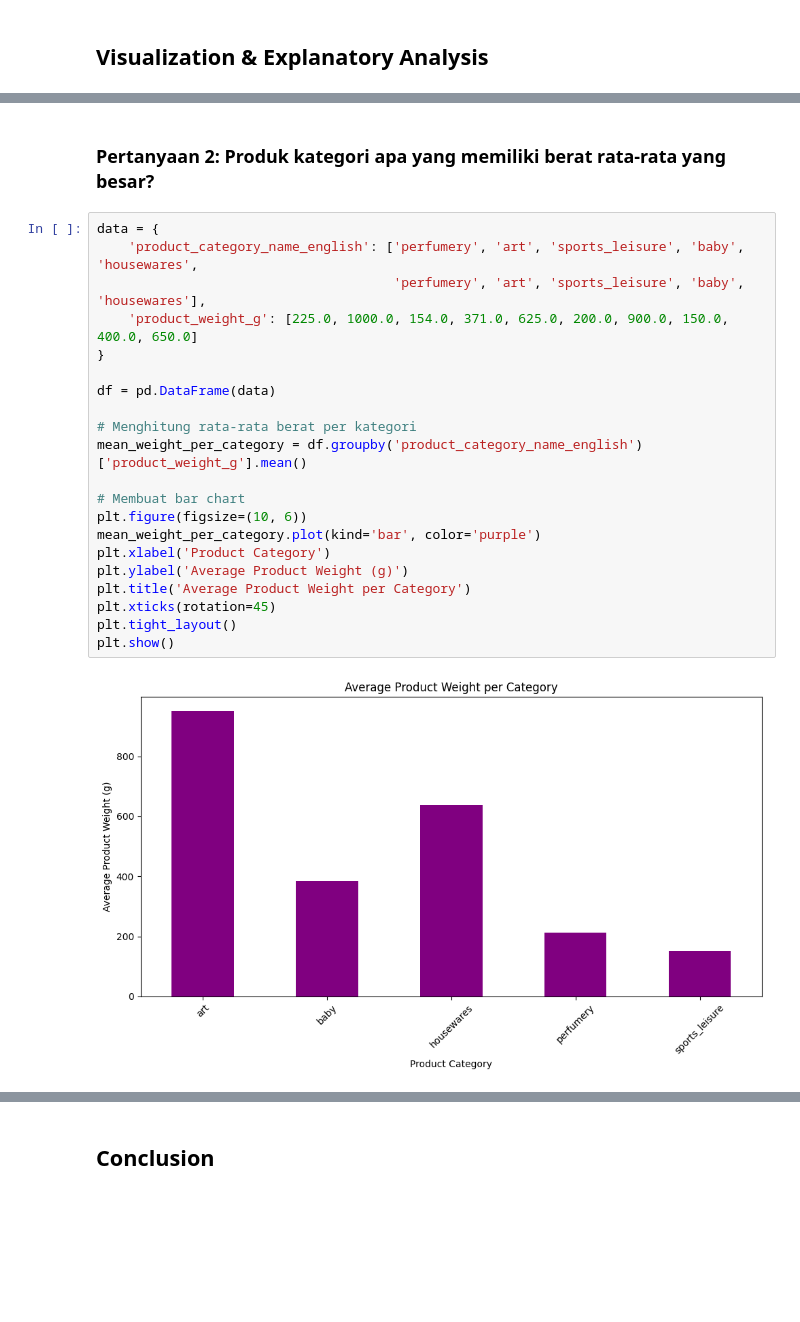
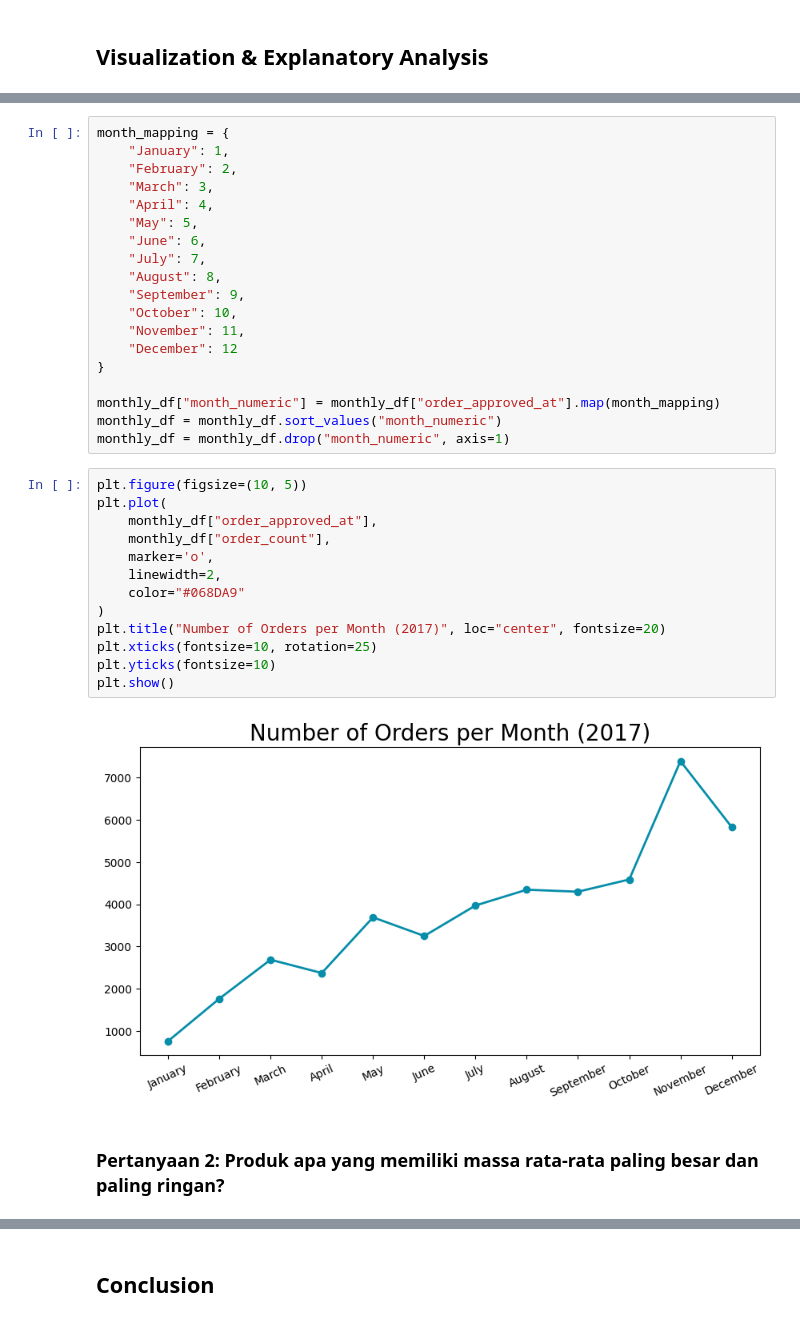
Before and after one commit to Adri720S/Tugas-Analisis-Data, a Jupyter notebook: Proyek_Analisis_Data.ipynb, the cells around one changed output, grey strips where cells are left out. Saved outputs shown, nothing was run; the diff lists cells and outputs as text; blank space fills up the shorter version.

```diff
--- a/Proyek_Analisis_Data.ipynb
+++ b/Proyek_Analisis_Data.ipynb
@@ -395,25 +281,36 @@ plt.show()
+# %%
+month_mapping = {
+    "January": 1,
+    "February": 2,
+    "March": 3,
+    "April": 4,
+    "May": 5,
+    "June": 6,
+    "July": 7,
+    "August": 8,
+    "September": 9,
+    "October": 10,
+    "November": 11,
+    "December": 12
+}
+
+monthly_df["month_numeric"] = monthly_df["order_approved_at"].map(month_mapping)
+monthly_df = monthly_df.sort_values("month_numeric")
+monthly_df = monthly_df.drop("month_numeric", axis=1)
+# %%
+plt.figure(figsize=(10, 5))
+plt.plot(
+    monthly_df["order_approved_at"],
+    monthly_df["order_count"],
+    marker='o',
+    linewidth=2,
+    color="#068DA9"
+)
+plt.title("Number of Orders per Month (2017)", loc="center", fontsize=20)
+plt.xticks(fontsize=10, rotation=25)
+plt.yticks(fontsize=10)
+plt.show()
+# %% [output]
+[figure, added]
 # %% [markdown]
-### Pertanyaan 2: Produk kategori apa yang memiliki berat rata-rata yang besar?
+### Pertanyaan 2: Produk apa yang memiliki massa rata-rata paling besar dan paling ringan?
-# %%
-data = {
-    'product_category_name_english': ['perfumery', 'art', 'sports_leisure', 'baby', 'housewares',
-                                      'perfumery', 'art', 'sports_leisure', 'baby', 'housewares'],
-    'product_weight_g': [225.0, 1000.0, 154.0, 371.0, 625.0, 200.0, 900.0, 150.0, 400.0, 650.0]
-}
-
-df = pd.DataFrame(data)
-
-# Menghitung rata-rata berat per kategori
-mean_weight_per_category = df.groupby('product_category_name_english')['product_weight_g'].mean()
-
-# Membuat bar chart
-plt.figure(figsize=(10, 6))
-mean_weight_per_category.plot(kind='bar', color='purple')
-plt.xlabel('Product Category')
-plt.ylabel('Average Product Weight (g)')
-plt.title('Average Product Weight per Category')
-plt.xticks(rotation=45)
-plt.tight_layout()
-plt.show()
-# %% [output]
-[figure, removed]
```
Also changed, not shown: parts of 27 cells of this notebook.
